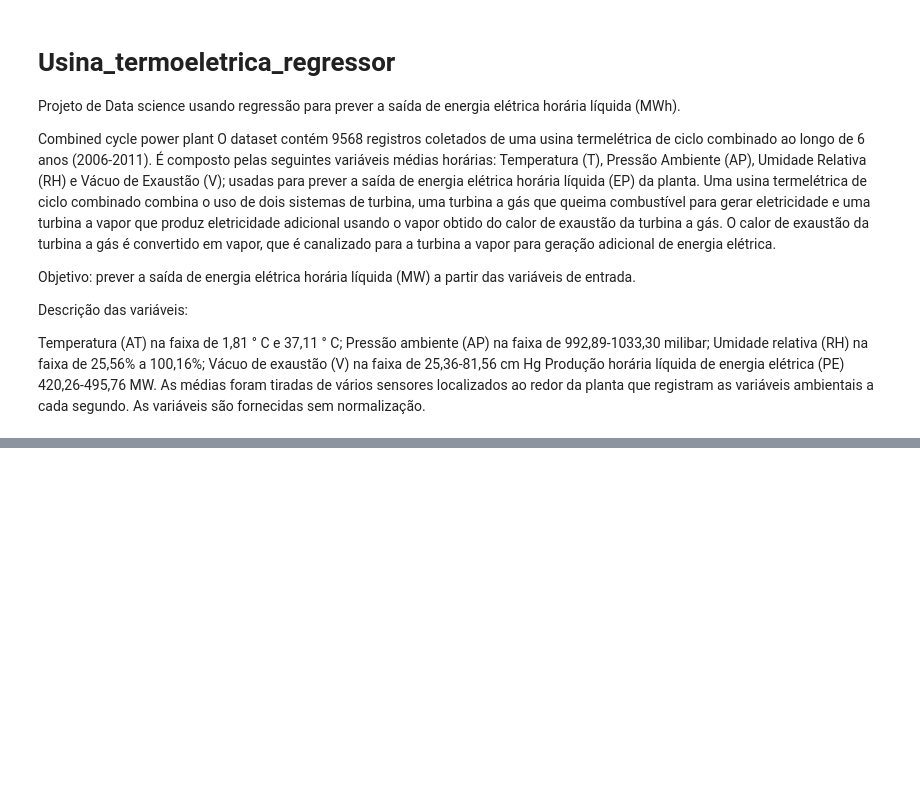
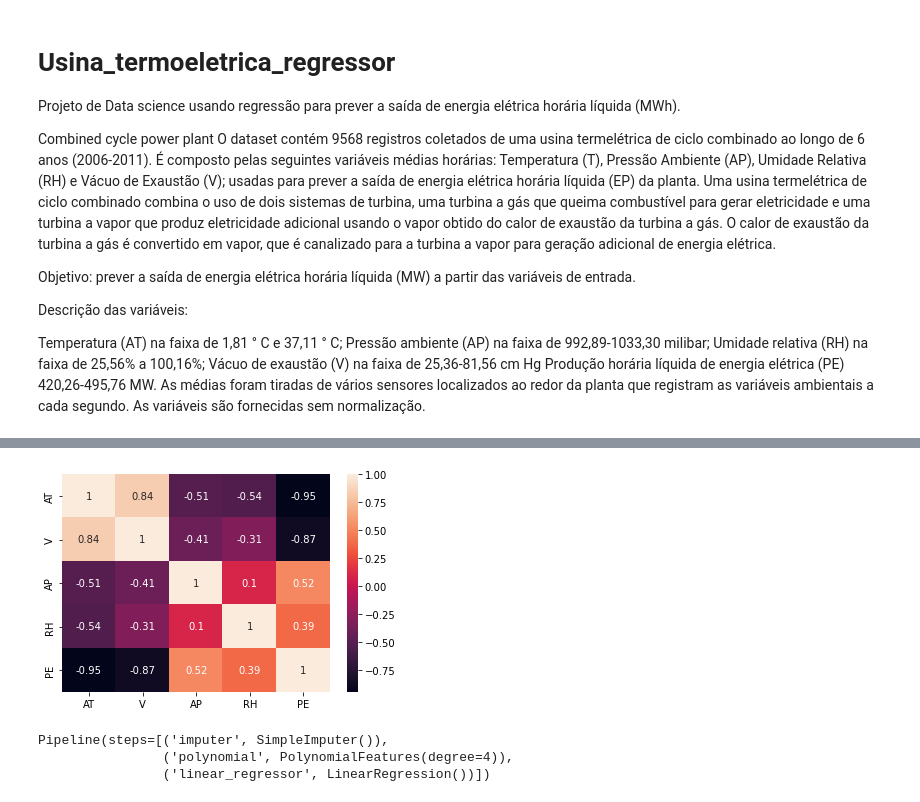
Before and after one commit to Ewertonv90/Usina_termoeletrica_regressor, a Jupyter notebook: src/project.ipynb, the cells around one changed output, grey strips where cells are left out. Cells and saved outputs as stored; diff of their text form; code cells hidden in the pictures; blank space fills up the shorter version.

```diff
--- a/src/project.ipynb
+++ b/src/project.ipynb
@@ -31,0 +85,6 @@ from mlflow.models.signature import infer_signature
+# %%
+sns.heatmap(df.corr(), annot=True)
+plt.savefig('mlruns/heatmap.png')
+mlflow.log_artifact('mlruns/heatmap.png')
+# %% [output]
+[figure, added]
@@ -31,0 +106,6 @@ from mlflow.models.signature import infer_signature
+# %%
+pipeline.fit(X_train, y_train)
+# %% [output]
+Pipeline(steps=[('imputer', SimpleImputer()),
+                ('polynomial', PolynomialFeatures(degree=4)),
+                ('linear_regressor', LinearRegression())])
```
Also changed, not shown: parts of 30 cells of this notebook, 26 other files.
